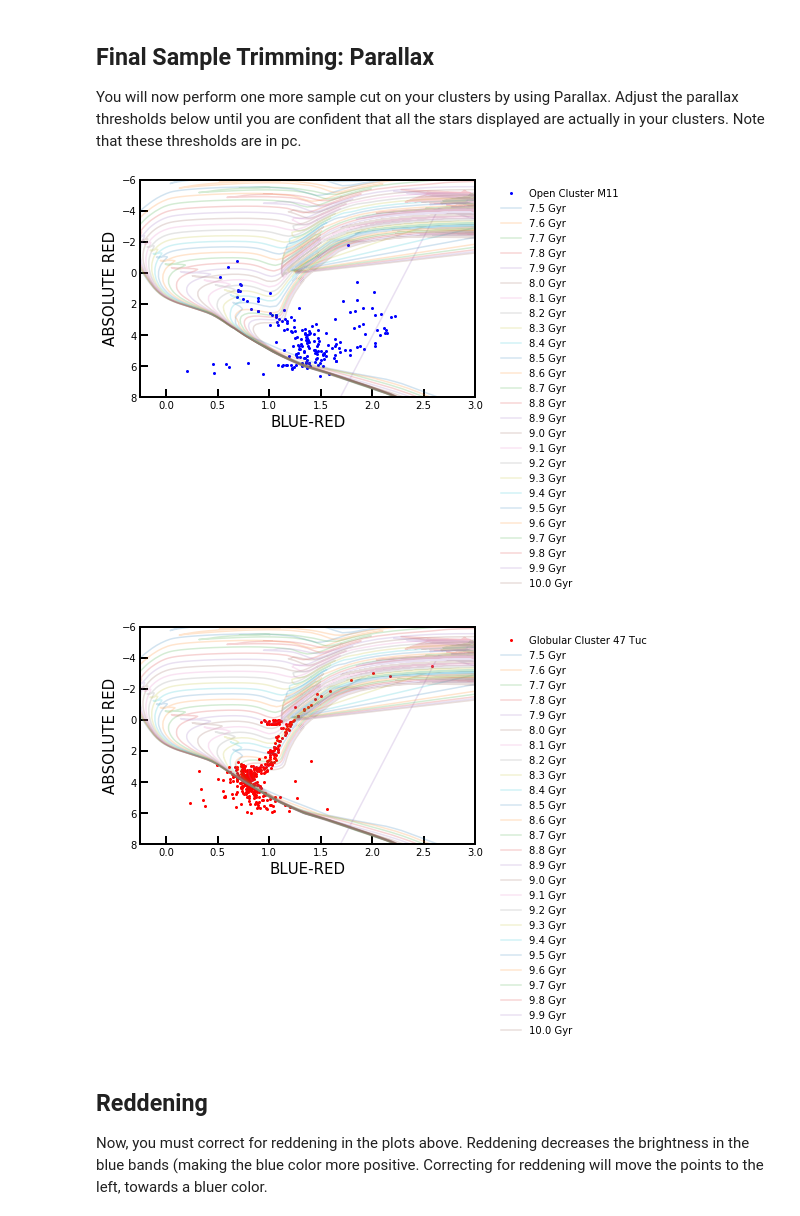
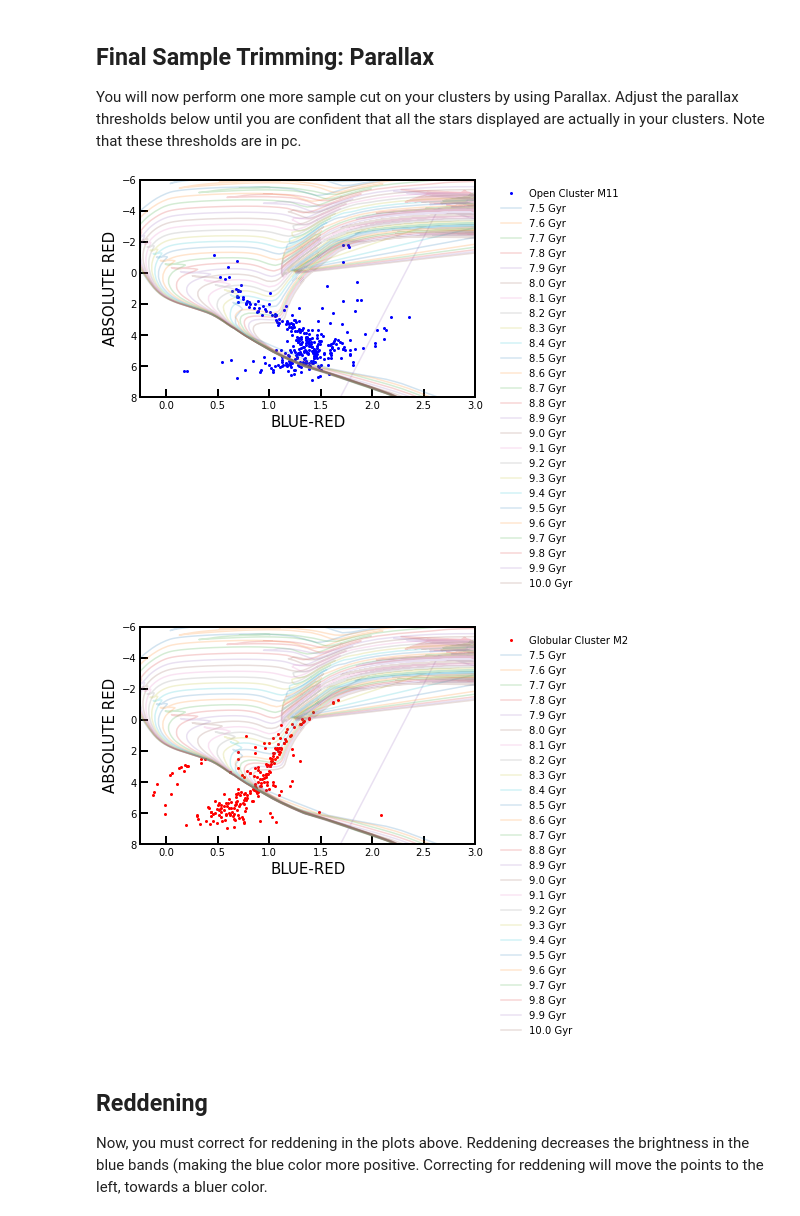
Before and after one commit to parallax-xallaraq/ASTR591, a Jupyter notebook: Age-Of-Stellar-Clusters/Age-of-Clusters-Final-2021-(2).ipynb, the cells around one changed output. Cells and saved outputs as stored; diff of their text form; code cells hidden in the pictures.

```diff
--- a/Age-Of-Stellar-Clusters/Age-of-Clusters-Final-2021-(2).ipynb
+++ b/Age-Of-Stellar-Clusters/Age-of-Clusters-Final-2021-(2).ipynb
@@ -406,8 +406,10 @@ plt.close()
 cutoff_radius=0.15 #degrees
 
 #STUDENT CUSTOMIZES PARALLAX RANGE HERE
-lower_cutoff_parallax=0.2
-upper_cutoff_parallax=0.4
+# M11 has a distance of 1900 pc --> p = 1/d = 1/1900 = 0.0005 as = 0.5 mas
+# I am assuming that the parallaxes below are in mas
+lower_cutoff_parallax=0.3
+upper_cutoff_parallax=0.7
 
 
 open_y_red=data['phot_rp_mean_mag'][(distance_from_open < cutoff_radius) & (data['parallax'] > lower_cutoff_parallax) & (data['parallax'] < upper_cutoff_parallax)]
@@ -447,7 +449,7 @@ plt.show()
 #fig.savefig('parallax_isochrone_abs_open_cluster_color_mag_diagram.pdf', dpi=800)  #Take away the first # at the beginning of this line to save as a pdf!
 plt.close()
 # %% [output]
-[figure, old version]
+[figure, new version]
 # %%
 #Let's figure out the arrays we need for our x and y axes
 
@@ -459,11 +461,14 @@ plt.close()
 
 
 #STUDENT CUSTOMIZES CLUSTER RADIUS HERE
-cutoff_radius=0.15 #degrees
+cutoff_radius=0.25 #degrees
 
 #STUDENT CUSTOMIZES CLUSTER PARALLAX RANGE HERE
-lower_cutoff_parallax=0.1
+# the distance to M2 is 16863 pc --> p = 1/d = 1/16863 = 0.00006 as = 0.1 mas
+lower_cutoff_parallax=0.0001
 upper_cutoff_parallax=0.3
+
+
 globular_y_red=data['phot_rp_mean_mag'][(distance_from_globular < cutoff_radius) & (data['parallax'] > lower_cutoff_parallax) & (data['parallax'] < upper_cutoff_parallax)]
 globular_x_bmr=data['phot_bp_mean_mag'][(distance_from_globular < cutoff_radius) & (data['parallax'] > lower_cutoff_parallax) & (data['parallax'] < upper_cutoff_parallax)]-data['phot_rp_mean_mag'][(distance_from_globular < cutoff_radius) & (data['parallax'] > lower_cutoff_parallax) & (data['parallax'] < upper_cutoff_parallax)]
 
@@ -473,35 +478,35 @@ abs_globular_y_red=[absolute_M(x,globular_cluster_distance) for x in globular_y_
 
 fig = plt.figure()
 ax = fig.add_subplot(111)
 
 #Plot the color and magnitude values here!  Make sure to change the points label to be your chosen cluster
-plt.plot(globular_x_bmr,abs_globular_y_red,'ro',markersize=2,label='Globular Cluster 47 Tuc')
+plt.plot(globular_x_bmr,abs_globular_y_red,'ro',markersize=2,label='Globular Cluster M2')
 
 #For each diffrently aged line:
 for i in range(len(age_list)):
     #plot the lines corresponding the red absolute magntiude and blue-red color differences of each individually aged isochrone
     plt.plot(iso_GBP_GRP[ages == age_list[i]],iso_GRP[ages == age_list[i]],marker='',linestyle='-',label=str(age_list[i])+' Gyr',alpha=0.2)
 
 
 #Astronomy is weird, so here I set y axis to be inverted.  Answer this in question 1.3!
 plt.axis([-0.25, 3,8, -6])
 
 #Whole bunch of formatting lines below to make things look nicer, use for your own plots in other works!
 plt.legend(loc=2,prop={'size':10},frameon=False, bbox_to_anchor=(1.05, 1))
 plt.setp(ax.spines.values(), linewidth=2) #Set's outer border thickness
 ax.get_yaxis().set_tick_params(which='both',direction='in') #Sets the tick marks to face inwards
 ax.get_xaxis().set_tick_params(which='both',direction='in')
 plt.xlabel('BLUE-RED',fontsize=15)
 plt.ylabel('ABSOLUTE RED',fontsize=15)
 plt.tick_params(which='major', length=8, width=2) #Customize the size of tick marks
 plt.tick_params(which='minor', length=3, width=2)
 
 #Next we want to see the plot we made
 plt.show()
 #fig.savefig('parallax_globular_cluster_color_mag_diagram.pdf', dpi=800)  #Take away the first # at the beginning of this line to save as a pdf!
 plt.close()
 # %% [output]
-[figure, old version]
+[figure, new version]
 # %% [markdown]
 <h2>Reddening</h2>
 <p1>Now, you must correct for reddening in the plots above. Reddening decreases the brightness in the blue bands (making the blue color more positive.  Correcting for reddening will move the points to the left, towards a bluer color.</p1>
```
Also changed, not shown: parts of 4 cells of this notebook, 1 other file.
